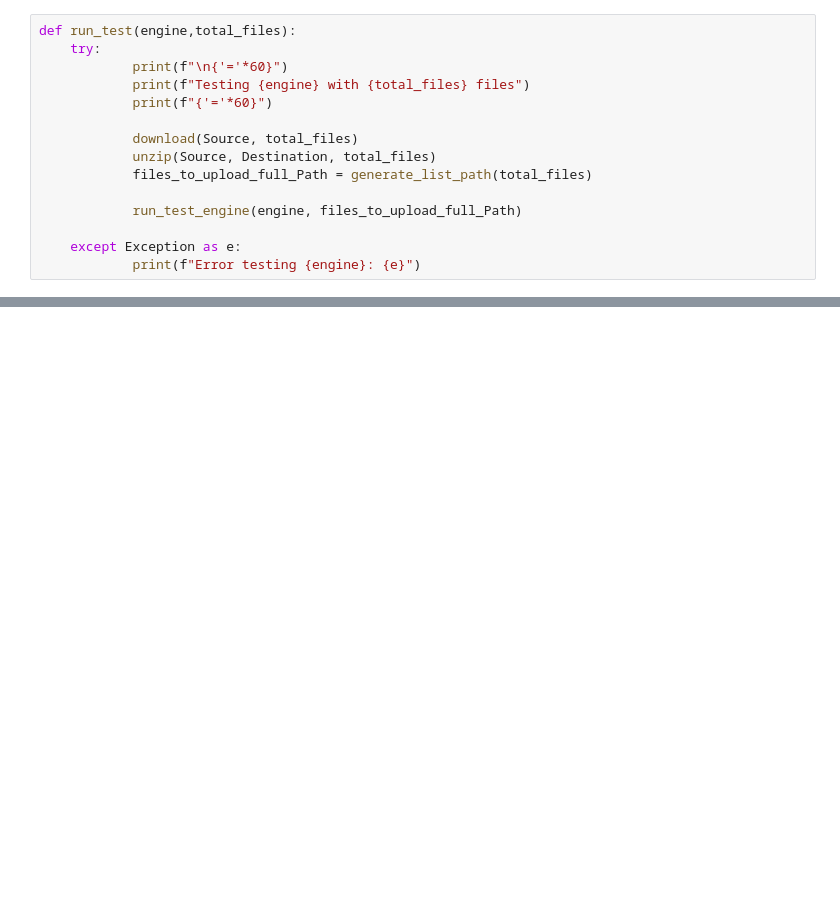
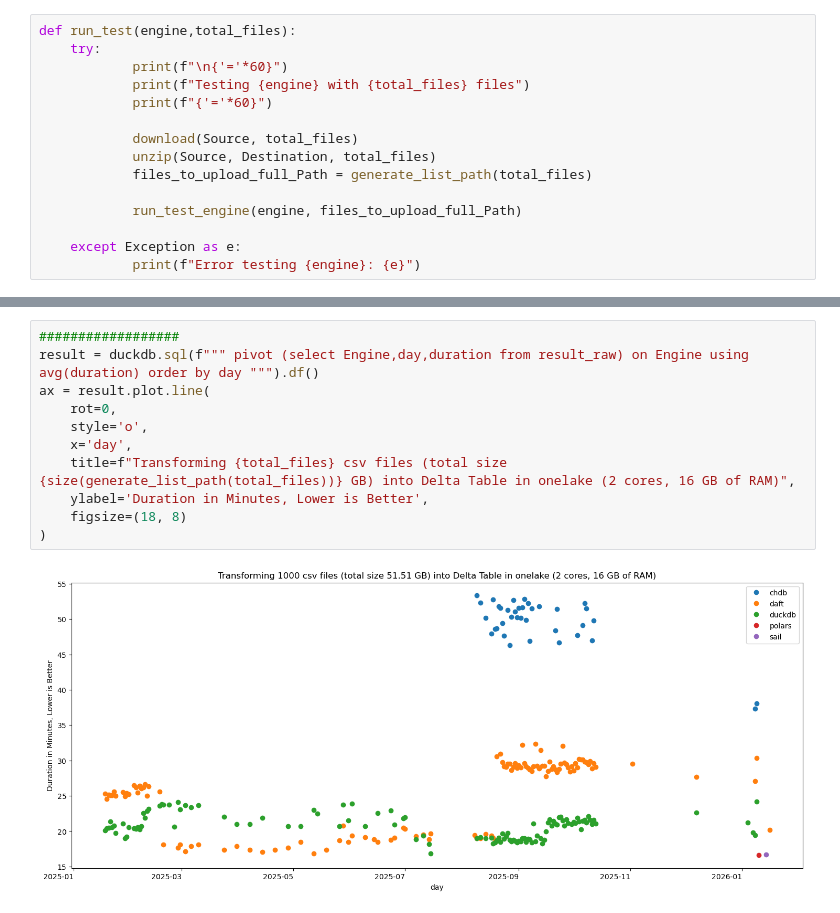
Before and after one commit to djouallah/Fabric_Notebooks_Demo, a Jupyter notebook: ETL/Light_ETL_Python_Notebook.ipynb, the cells around one changed output, grey strips where cells are left out. Saved outputs shown, nothing was run; the diff lists cells and outputs as text; blank space fills up the shorter version.

```diff
--- a/ETL/Light_ETL_Python_Notebook.ipynb
+++ b/ETL/Light_ETL_Python_Notebook.ipynb
@@ -491,0 +522,13 @@ ax = result.plot.bar(
+# %%
+##################
+result = duckdb.sql(f""" pivot (select Engine,day,duration from result_raw) on Engine using avg(duration) order by day """).df()
+ax = result.plot.line(
+    rot=0,
+    style='o',
+    x='day',
+    title=f"Transforming {total_files} csv files (total size {size(generate_list_path(total_files))} GB) into Delta Table in onelake (2 cores, 16 GB of RAM)",
+    ylabel='Duration in Minutes, Lower is Better',
+    figsize=(18, 8)
+)
+# %% [output]
+[figure, added]
```
Also changed, not shown: parts of 8 cells of this notebook.
